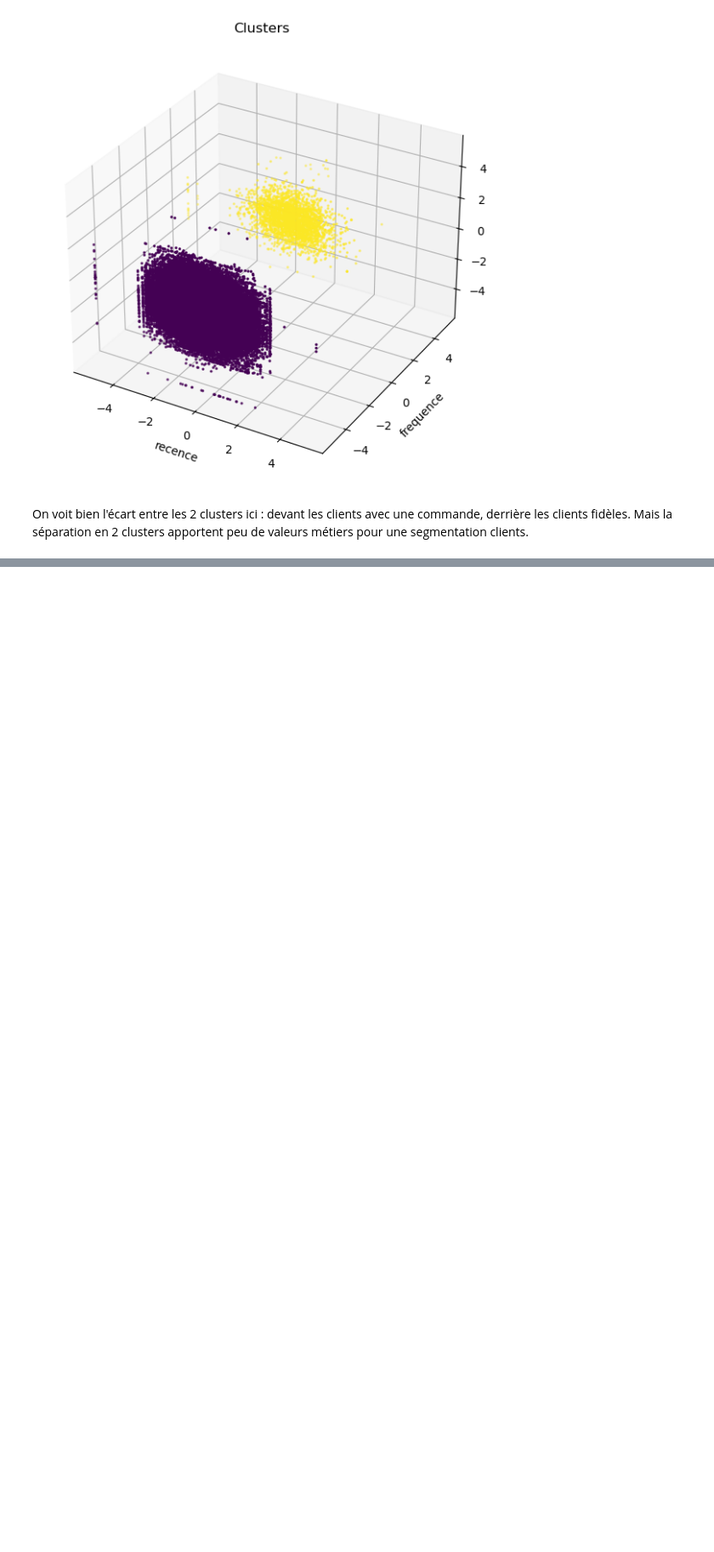
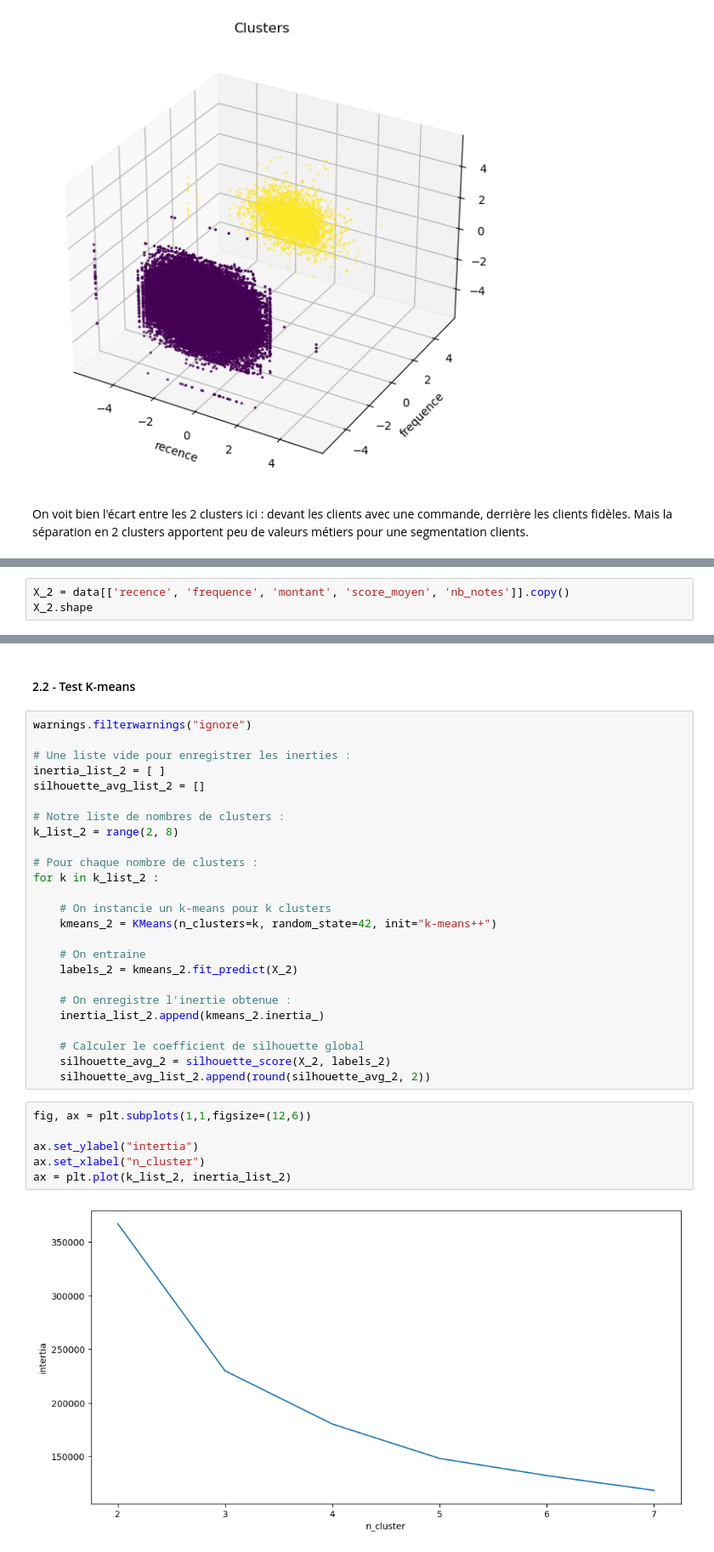
Before and after one commit to ludovic-source/Data_scientist_formation, a Jupyter notebook: projet_5/Projet_5_essais.ipynb, the cells around one changed output, grey strips where cells are left out. Shown at 85% size. Saved outputs shown, nothing was run; the diff lists cells and outputs as text; blank space fills up the shorter version.

```diff
--- a/projet_5/Projet_5_essais.ipynb
+++ b/projet_5/Projet_5_essais.ipynb
@@ -382,0 +384,3 @@ On voit bien l'écart entre les 2 clusters ici : devant les clients avec une com
+# %%
+X_2 = data[['recence', 'frequence', 'montant', 'score_moyen', 'nb_notes']].copy()
+X_2.shape
@@ -382,0 +401,35 @@ On voit bien l'écart entre les 2 clusters ici : devant les clients avec une com
+# %% [markdown]
+#### 2.2 - Test K-means
+# %%
+warnings.filterwarnings("ignore")
+
+# Une liste vide pour enregistrer les inerties :
+inertia_list_2 = [ ]
+silhouette_avg_list_2 = []
+
+# Notre liste de nombres de clusters :
+k_list_2 = range(2, 8)
+
+# Pour chaque nombre de clusters :
+for k in k_list_2 :
+
+    # On instancie un k-means pour k clusters
+    kmeans_2 = KMeans(n_clusters=k, random_state=42, init="k-means++")
+
+    # On entraine
+    labels_2 = kmeans_2.fit_predict(X_2)
+
+    # On enregistre l'inertie obtenue :
+    inertia_list_2.append(kmeans_2.inertia_)
+
+    # Calculer le coefficient de silhouette global
+    silhouette_avg_2 = silhouette_score(X_2, labels_2)
+    silhouette_avg_list_2.append(round(silhouette_avg_2, 2))
+# %%
+fig, ax = plt.subplots(1,1,figsize=(12,6))
+
+ax.set_ylabel("intertia")
+ax.set_xlabel("n_cluster")
+ax = plt.plot(k_list_2, inertia_list_2)
+# %% [output]
+[figure, added]
```
Also changed, not shown: parts of 10 cells of this notebook.
